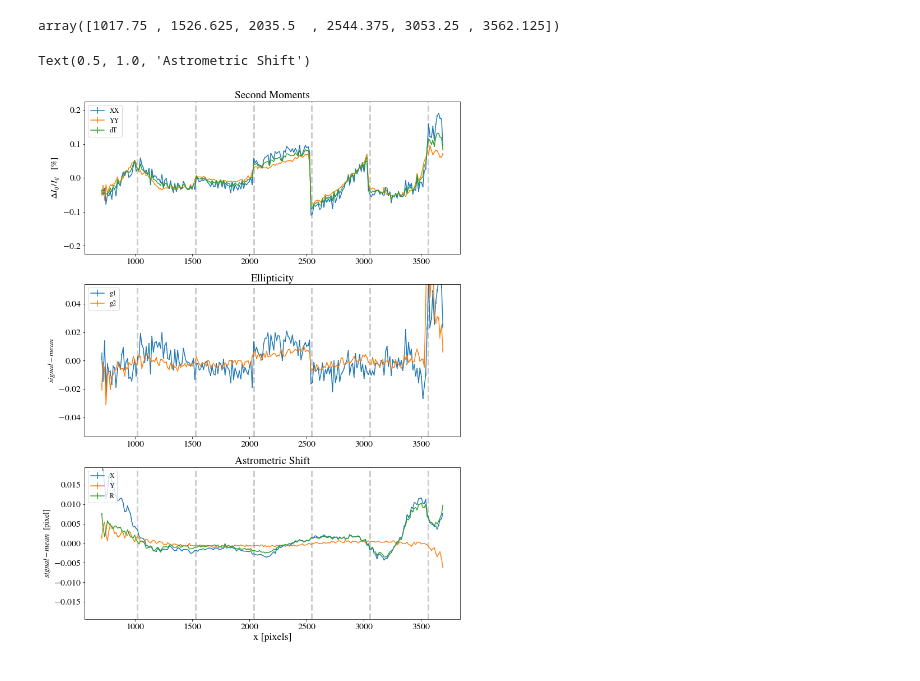
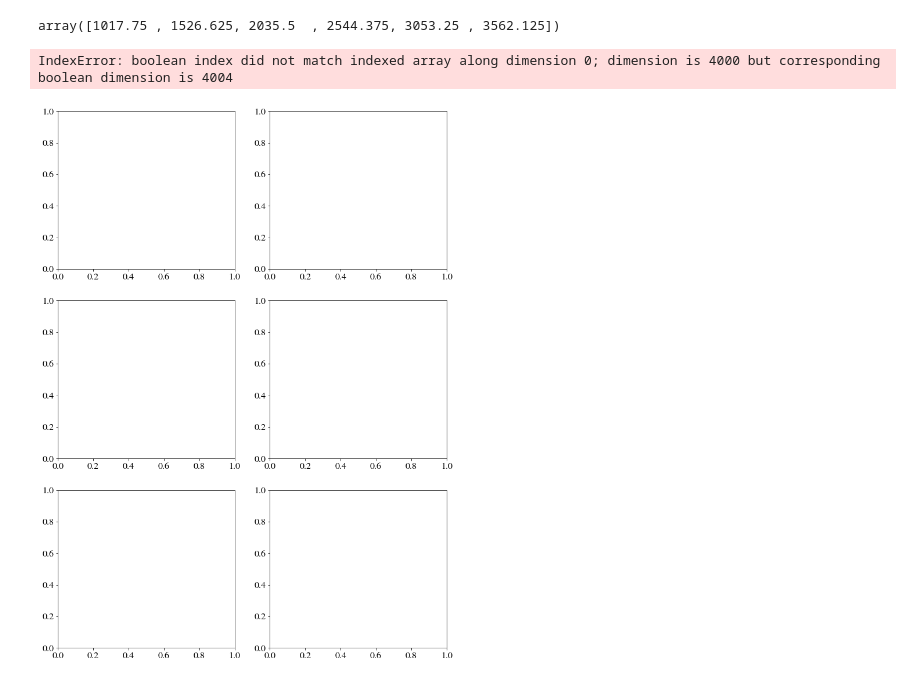
Before and after one commit to estevesjh/lsst-treeRing, a Jupyter notebook: PaperFigures.ipynb, the cells around one changed output. Cells and saved outputs as stored; diff of their text form; code cells hidden in the pictures.

```diff
--- a/PaperFigures.ipynb
+++ b/PaperFigures.ipynb
@@ -240,18 +254,0 @@ dg_img1 = apply_filter(dg_img, 250, power=4)
-# %%
-_,_,dxx_img =  generate_image(self,'dXX' ,fradius=150)
-_,_,dyy_img =  generate_image(self,'dYY' ,fradius=150)
-
-_,_,dx_img =  generate_image(self,'dX' ,fradius=150)
-_,_,dy_img =  generate_image(self,'dY' ,fradius=150)
-
-_,_,dg1_img =  generate_image(self,'dg1' ,fradius=150)
-_,_,dg2_img =  generate_image(self,'dg2' ,fradius=150)
-
-dxx_img1 = apply_filter(dxx_img, 250, power=4)
-dyy_img1 = apply_filter(dyy_img, 250, power=4)
-
-dx_img1  = apply_filter(dx_img, 250, power=4)
-dy_img1  = apply_filter(dy_img, 250, power=4)
-
-dg1_img1 = apply_filter(dg1_img, 250, power=4)
-dg2_img1 = apply_filter(dg2_img, 250, power=4)
@@ -310,7 +332,7 @@ fig.subplots_adjust(wspace=0.20)
 # %% [markdown]
 # Figure 2 - Signal Profiles
 # %%
-image = dt_img1
+image = idt_img1
 # %%
 # Pixel coordinate grid
 y,x   = np.mgrid[0:image.shape[0] , 0:image.shape[1]]
@@ -384,28 +406,33 @@ def plot_signal_profile_across(images,labels,ax1=None,scale=1.,xlabel=True,mask=
     if xlabel:
         ax1.set_xlabel('x [pixels]',fontsize=18)
 # %%
-fig, axs = plt.subplots(3,1,figsize=(12,3*5+2))
+fig, axs = plt.subplots(3,2,figsize=(12,3*5+2))
 
 labels = ['XX','YY','dT']
-images = [dxx_img,dyy_img,dt_img]
-plot_signal_profile_across(images,labels,ax1=axs[0],scale=100.,xlabel=False)
-axs[0].set_ylabel(r'$\Delta I_{ij} / I_{ij}$   [%]')
-axs[0].set_title('Second Moments')
+iimages = [idxx_img,idyy_img,idt_img]
+eimages = [edxx_img,edyy_img,edt_img]
+image_list = [eimages,iimages]
 
-labels = ['g1','g2']
-images = [dg1_img,dg2_img]
-plot_signal_profile_across(images,labels,ax1=axs[1],scale=100.,xlabel=False)
-axs[1].set_ylabel(r'$signal-mean$', fontsize=14)
-axs[1].set_title('Ellipticity')
+for i in range(2):
+    images = image_list[i]
+    plot_signal_profile_across(images,labels,ax1=axs[0],scale=100.,xlabel=False)
+    axs[0,i].set_ylabel(r'$\Delta I_{ij} / I_{ij}$   [%]')
+    axs[0,i].set_title('Second Moments')
 
-labels = ['X','Y','R']
-images = [dx_img,dy_img,dr_img]
-plot_signal_profile_across(images,labels,ax1=axs[2],scale=1.,xlabel=True)
-axs[2].set_ylabel(r'$signal-mean$  [pixel]', fontsize=14)
-axs[2].set_title('Astrometric Shift')
+    labels = ['g1','g2']
+    images = [dg1_img,dg2_img]
+    plot_signal_profile_across(images,labels,ax1=axs[1],scale=100.,xlabel=False)
+    axs[1,i].set_ylabel(r'$signal-mean$', fontsize=14)
+    axs[1,i].set_title('Ellipticity')
+
+    labels = ['X','Y','R']
+    images = [dx_img,dy_img,dr_img]
+    plot_signal_profile_across(images,labels,ax1=axs[2],scale=1.,xlabel=True)
+    axs[2,i].set_ylabel(r'$signal-mean$  [pixel]', fontsize=14)
+    axs[2,i].set_title('Astrometric Shift')
 
 #fig.savefig('figures/fig_2_signal_profile_vs_x.pdf', dpi=240, format='pdf', bbox_inches='tight')
 # %% [output]
-Text(0.5, 1.0, 'Astrometric Shift')
+IndexError: boolean index did not match indexed array along dimension 0; dimension is 4000 but corresponding boolean dimension is 4004
-[figure, old version]
+[figure, new version]
 # %%
```
Also changed, not shown: parts of 35 cells of this notebook, 10 other files.
